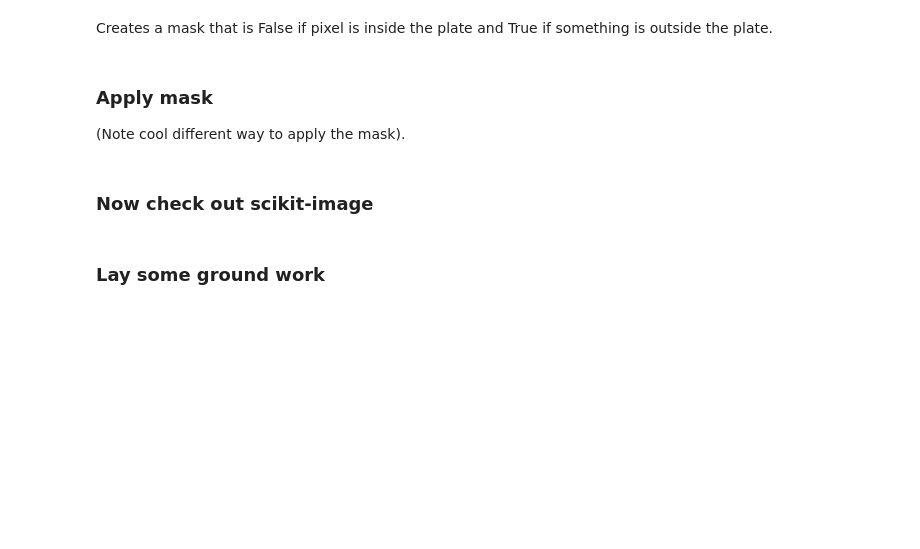
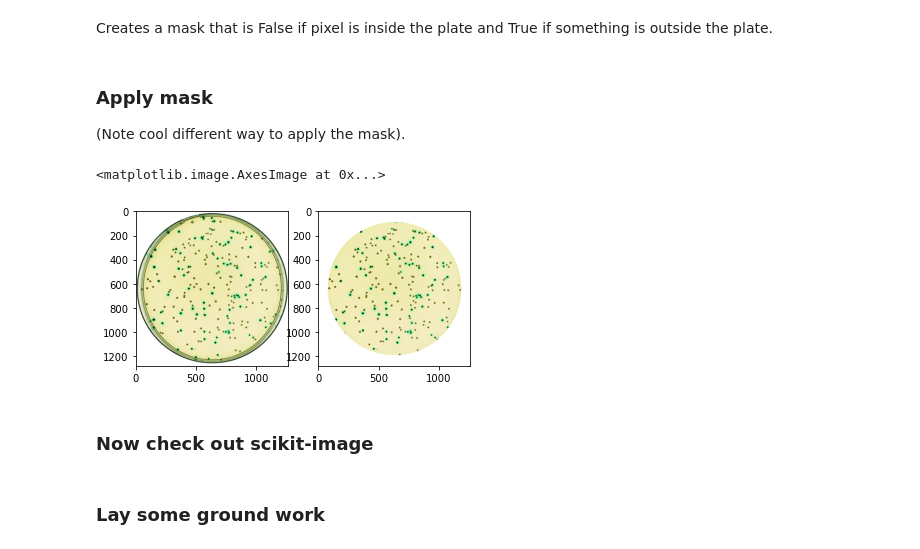
Before and after one commit to harmsm/pythonic-science, a Jupyter notebook: chapters/06_image-analysis/01_counting-colonies_key.ipynb, the cells around one changed output. Cells and saved outputs as stored; diff of their text form; code cells hidden in the pictures; blank space fills up the shorter version.

```diff
--- a/chapters/06_image-analysis/01_counting-colonies_key.ipynb
+++ b/chapters/06_image-analysis/01_counting-colonies_key.ipynb
@@ -43,3 +43,11 @@ plt.imshow(image)
+# %%
+fig, ax = plt.subplots(1,2)
+ax[0].imshow(image)
+image[mask,:] = 255
+ax[1].imshow(image)
+# %% [output]
+<matplotlib.image.AxesImage at 0x...>
+[figure, added]
 # %% [markdown]
 ### Now check out scikit-image
 # %% [markdown]
```
Also changed, not shown: parts of 12 cells of this notebook.
